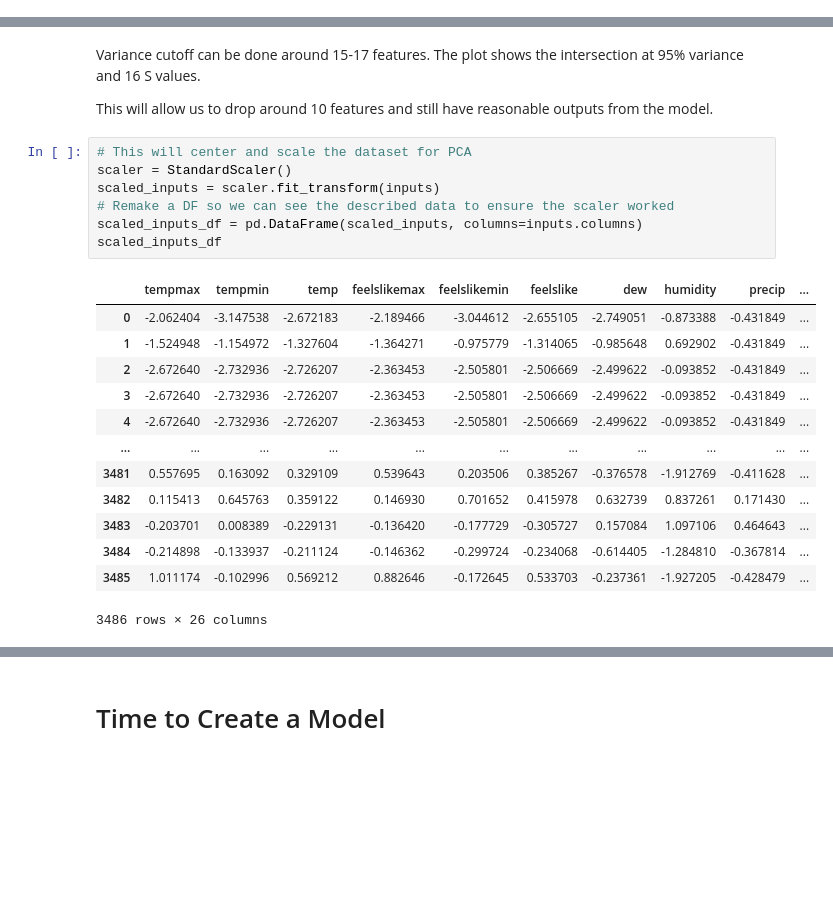
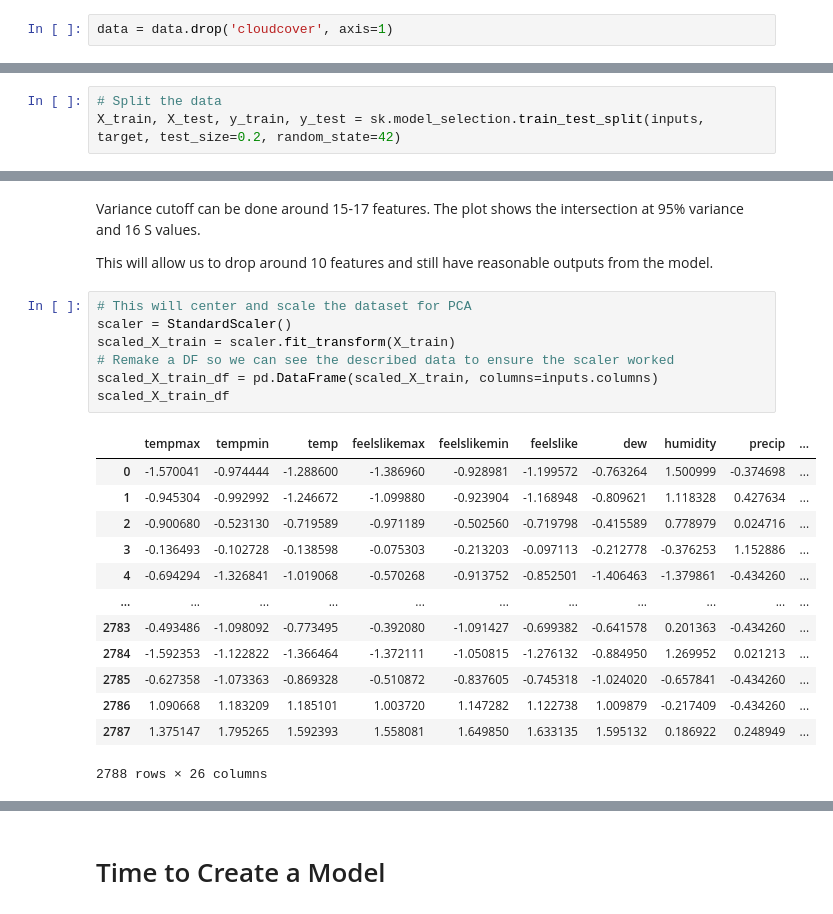
Before and after one commit to BBotzer/DAAN881_Team1, a Jupyter notebook: opioid_analytics/notebooks/modeling_phase_1_bb.ipynb, the cells around one changed output, grey strips where cells are left out. Saved outputs shown, nothing was run; the diff lists cells and outputs as text; blank space fills up the shorter version.

```diff
--- a/opioid_analytics/notebooks/modeling_phase_1_bb.ipynb
+++ b/opioid_analytics/notebooks/modeling_phase_1_bb.ipynb
@@ -60,6 +67,8 @@ data
 | 3484 | 59.2 | 44.5 | 51.1 | 59.2 | 37.4 | 47.9 | 33.0 | 51.5 | 0.019 | ... |
 | 3485 | 81.1 | 45.0 | 64.1 | 79.9 | 39.9 | 62.9 | 39.5 | 42.6 | 0.001 | ... |
 3486 rows × 27 columns
+# %%
+data = data.drop('cloudcover', axis=1)
 # %%
 # Split the inputs and targets
 
@@ -83,0 +121,3 @@ inputs
+# %%
+# Split the data
+X_train, X_test, y_train, y_test = sk.model_selection.train_test_split(inputs, target, test_size=0.2, random_state=42)
@@ -90,23 +138,23 @@ This will allow us to drop around 10 features and still have reasonable outputs
 # %%
 # This will center and scale the dataset for PCA
 scaler = StandardScaler()
-scaled_inputs = scaler.fit_transform(inputs)
+scaled_X_train = scaler.fit_transform(X_train)
 # Remake a DF so we can see the described data to ensure the scaler worked
-scaled_inputs_df = pd.DataFrame(scaled_inputs, columns=inputs.columns)
-scaled_inputs_df
+scaled_X_train_df = pd.DataFrame(scaled_X_train, columns=inputs.columns)
+scaled_X_train_df
 # %% [output]
 |  | tempmax | tempmin | temp | feelslikemax | feelslikemin | feelslike | dew | humidity | precip | ... |
-| 0 | -2.062404 | -3.147538 | -2.672183 | -2.189466 | -3.044612 | -2.655105 | -2.749051 | -0.873388 | -0.431849 | ... |
-| 1 | -1.524948 | -1.154972 | -1.327604 | -1.364271 | -0.975779 | -1.314065 | -0.985648 | 0.692902 | -0.431849 | ... |
-| 2 | -2.672640 | -2.732936 | -2.726207 | -2.363453 | -2.505801 | -2.506669 | -2.499622 | -0.093852 | -0.431849 | ... |
-| 3 | -2.672640 | -2.732936 | -2.726207 | -2.363453 | -2.505801 | -2.506669 | -2.499622 | -0.093852 | -0.431849 | ... |
-| 4 | -2.672640 | -2.732936 | -2.726207 | -2.363453 | -2.505801 | -2.506669 | -2.499622 | -0.093852 | -0.431849 | ... |
+| 0 | -1.570041 | -0.974444 | -1.288600 | -1.386960 | -0.928981 | -1.199572 | -0.763264 | 1.500999 | -0.374698 | ... |
+| 1 | -0.945304 | -0.992992 | -1.246672 | -1.099880 | -0.923904 | -1.168948 | -0.809621 | 1.118328 | 0.427634 | ... |
+| 2 | -0.900680 | -0.523130 | -0.719589 | -0.971189 | -0.502560 | -0.719798 | -0.415589 | 0.778979 | 0.024716 | ... |
+| 3 | -0.136493 | -0.102728 | -0.138598 | -0.075303 | -0.213203 | -0.097113 | -0.212778 | -0.376253 | 1.152886 | ... |
+| 4 | -0.694294 | -1.326841 | -1.019068 | -0.570268 | -0.913752 | -0.852501 | -1.406463 | -1.379861 | -0.434260 | ... |
 | ... | ... | ... | ... | ... | ... | ... | ... | ... | ... | ... |
-| 3481 | 0.557695 | 0.163092 | 0.329109 | 0.539643 | 0.203506 | 0.385267 | -0.376578 | -1.912769 | -0.411628 | ... |
-| 3482 | 0.115413 | 0.645763 | 0.359122 | 0.146930 | 0.701652 | 0.415978 | 0.632739 | 0.837261 | 0.171430 | ... |
-| 3483 | -0.203701 | 0.008389 | -0.229131 | -0.136420 | -0.177729 | -0.305727 | 0.157084 | 1.097106 | 0.464643 | ... |
-| 3484 | -0.214898 | -0.133937 | -0.211124 | -0.146362 | -0.299724 | -0.234068 | -0.614405 | -1.284810 | -0.367814 | ... |
-| 3485 | 1.011174 | -0.102996 | 0.569212 | 0.882646 | -0.172645 | 0.533703 | -0.237361 | -1.927205 | -0.428479 | ... |
+| 2783 | -0.493486 | -1.098092 | -0.773495 | -0.392080 | -1.091427 | -0.699382 | -0.641578 | 0.201363 | -0.434260 | ... |
+| 2784 | -1.592353 | -1.122822 | -1.366464 | -1.372111 | -1.050815 | -1.276132 | -0.884950 | 1.269952 | 0.021213 | ... |
+| 2785 | -0.627358 | -1.073363 | -0.869328 | -0.510872 | -0.837605 | -0.745318 | -1.024020 | -0.657841 | -0.434260 | ... |
+| 2786 | 1.090668 | 1.183209 | 1.185101 | 1.003720 | 1.147282 | 1.122738 | 1.009879 | -0.217409 | -0.434260 | ... |
+| 2787 | 1.375147 | 1.795265 | 1.592393 | 1.558081 | 1.649850 | 1.633135 | 1.595132 | 0.186922 | 0.248949 | ... |
-3486 rows × 26 columns
+2788 rows × 26 columns
 # %%
 # Check for centering (mean = 0) and standardization
```
Also changed, not shown: parts of 31 cells of this notebook, 6 other files.
